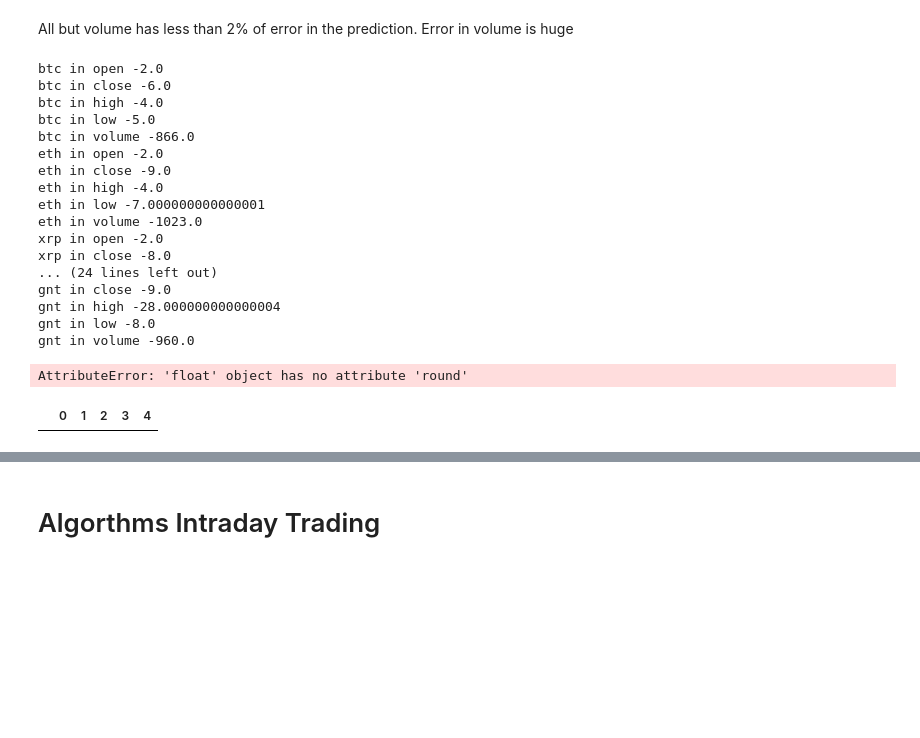
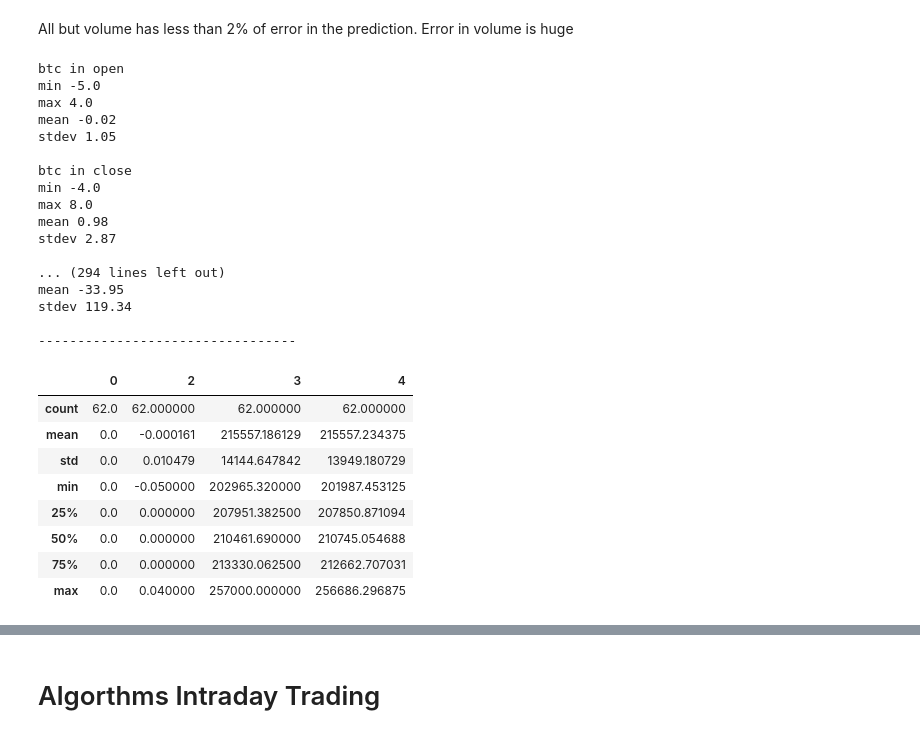
Before and after one commit to albertoid/bitso, a Jupyter notebook: Predict.ipynb, the cells around one changed output, grey strips where cells are left out. Saved outputs shown, nothing was run; the diff lists cells and outputs as text; code cells hidden in the pictures; blank space fills up the shorter version.

```diff
--- a/Predict.ipynb
+++ b/Predict.ipynb
@@ -259,29 +259,42 @@ coins=['btc','eth','xrp','ltc','bch','tusd','mana','gnt','bat','dai']
 metricas=['open','close','high','low','volume']
 for i,e in enumerate(coins):
     for m in metricas:
-        print(e,'in',m ,z[(z[0]==i) & (z[1]==m)][2].min().round(2)*100)
+        print(e,'in',m)
+        print('min'   ,z[(z[0]==i) & (z[1]==m)][2].min().round(2)*100)
+        print('max'   ,z[(z[0]==i) & (z[1]==m)][2].max().round(2)*100)
+        print('mean'  ,z[(z[0]==i) & (z[1]==m)][2].mean().round(4)*100)
+        print('stdev' ,z[(z[0]==i) & (z[1]==m)][2].std().round(4)*100)
+        print('')
+    print ('---------------------------------')
 # %% [output]
-btc in open -2.0
-btc in close -6.0
-btc in high -4.0
-btc in low -5.0
-btc in volume -866.0
-eth in open -2.0
-eth in close -9.0
-eth in high -4.0
-eth in low -7.000000000000001
-eth in volume -1023.0
-xrp in open -2.0
-xrp in close -8.0
-... (24 lines left out)
-gnt in close -9.0
-gnt in high -28.000000000000004
-gnt in low -8.0
-gnt in volume -960.0
+btc in open
+min -5.0
+max 4.0
+mean -0.02
+stdev 1.05
+
+btc in close
+min -4.0
+max 8.0
+mean 0.98
+stdev 2.87
+
+... (294 lines left out)
+mean -33.95
+stdev 119.34
+
+---------------------------------
-AttributeError: 'float' object has no attribute 'round'
 # %%
-z[(z[0]==9) & (z[1]=='open')]
+z[(z[0]==0) & (z[1]=='open')].describe()
 # %% [output]
-|  | 0 | 1 | 2 | 3 | 4 |
+|  | 0 | 2 | 3 | 4 |
+| count | 62.0 | 62.000000 | 62.000000 | 62.000000 |
+| mean | 0.0 | -0.000161 | 215557.186129 | 215557.234375 |
+| std | 0.0 | 0.010479 | 14144.647842 | 13949.180729 |
+| min | 0.0 | -0.050000 | 202965.320000 | 201987.453125 |
+| 25% | 0.0 | 0.000000 | 207951.382500 | 207850.871094 |
+| 50% | 0.0 | 0.000000 | 210461.690000 | 210745.054688 |
+| 75% | 0.0 | 0.000000 | 213330.062500 | 212662.707031 |
+| max | 0.0 | 0.040000 | 257000.000000 | 256686.296875 |
 # %%
 z
```
Also changed, not shown: parts of 6 cells of this notebook, 11 other files.
